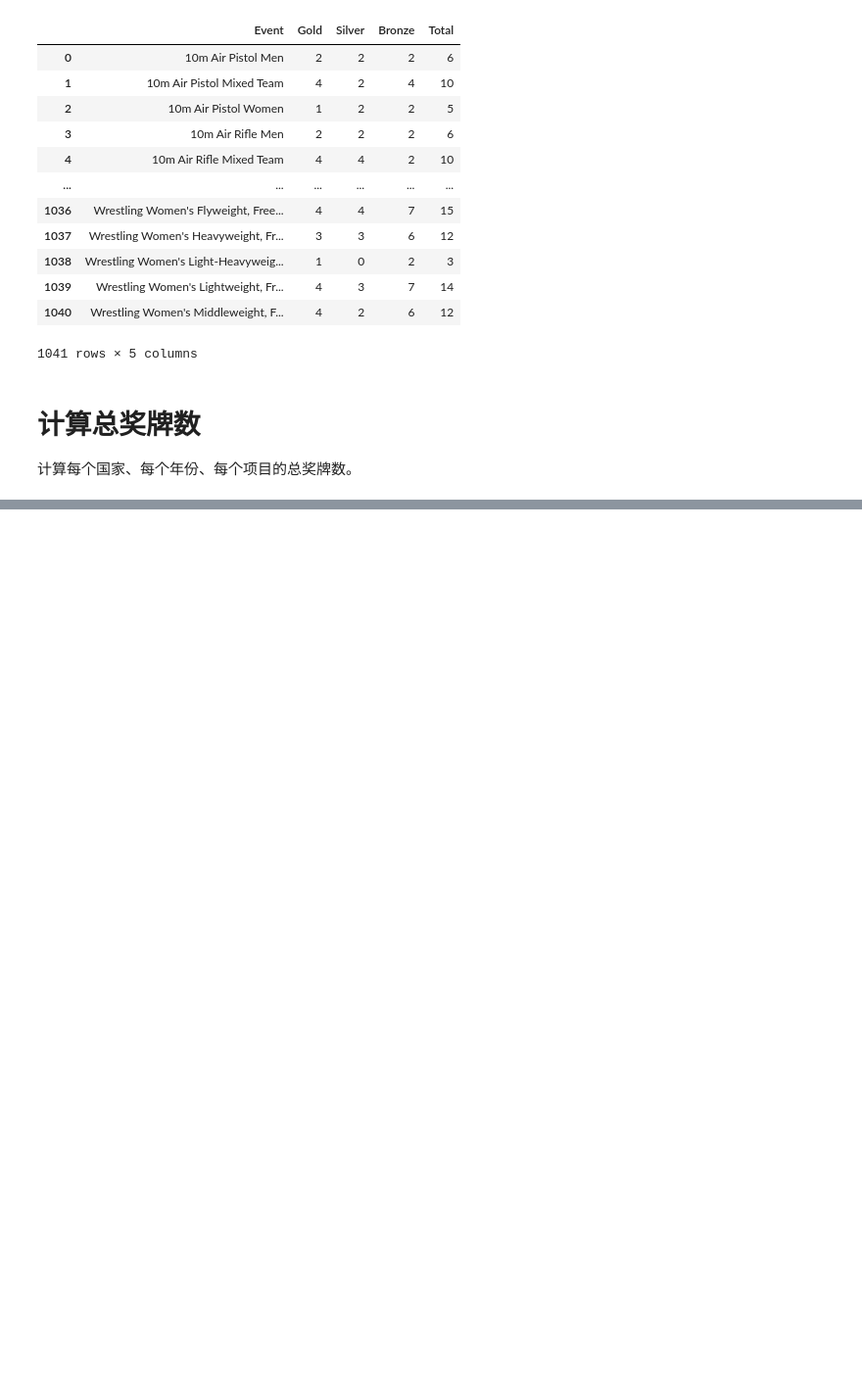
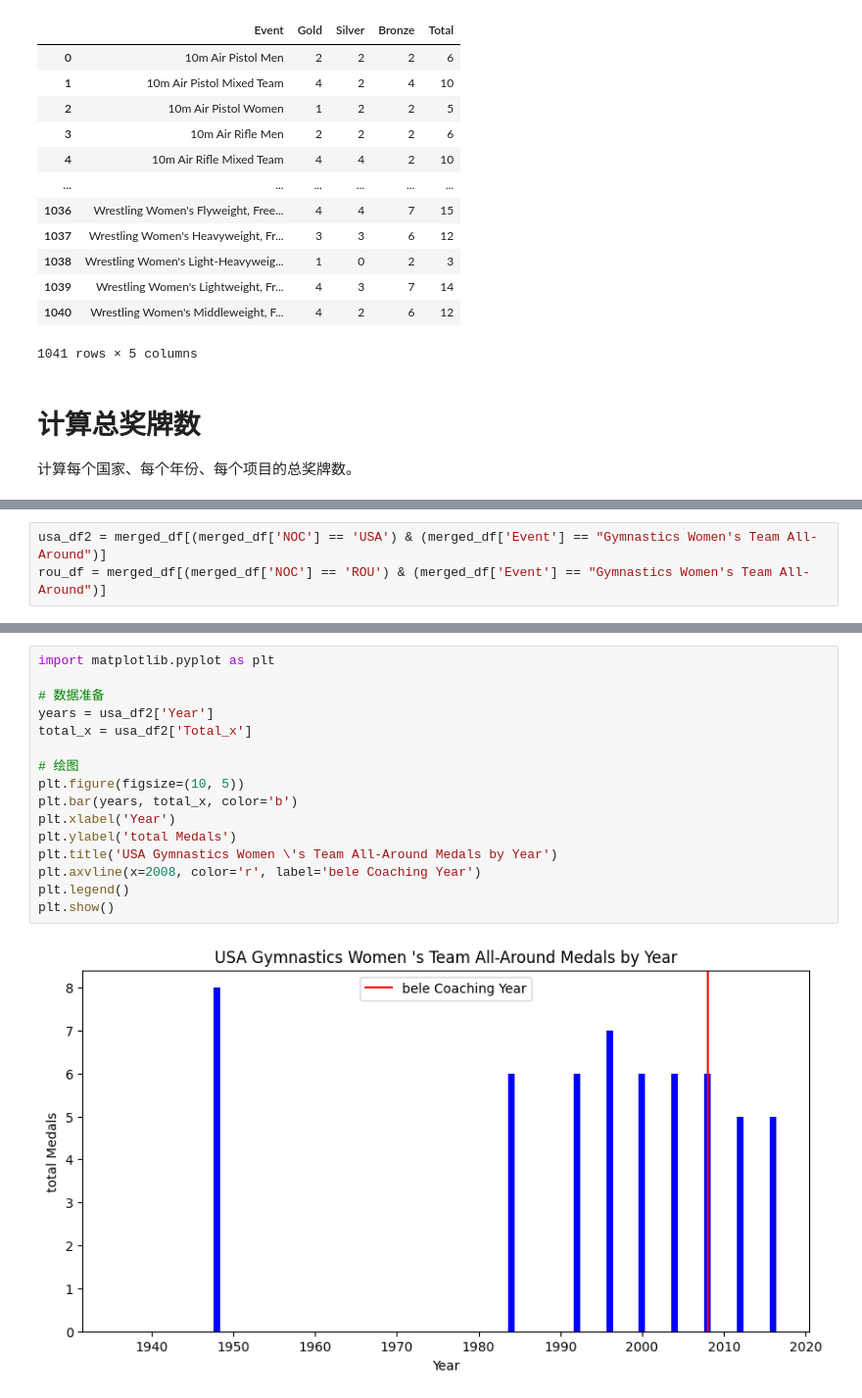
Before and after one commit to alanzhou001/mcm2025, a Jupyter notebook: notebook/prob2.ipynb, the cells around one changed output, grey strips where cells are left out. Shown at 98% size. Saved outputs shown, nothing was run; the diff lists cells and outputs as text; blank space fills up the shorter version.

```diff
--- a/notebook/prob2.ipynb
+++ b/notebook/prob2.ipynb
@@ -224,0 +498,3 @@ medals_by_year_country_event.to_csv(r'D:/mcm2025/data/processed/medals_by_year_c
+# %%
+usa_df2 = merged_df[(merged_df['NOC'] == 'USA') & (merged_df['Event'] == "Gymnastics Women's Team All-Around")]
+rou_df = merged_df[(merged_df['NOC'] == 'ROU') & (merged_df['Event'] == "Gymnastics Women's Team All-Around")]
@@ -224,0 +550,18 @@ medals_by_year_country_event.to_csv(r'D:/mcm2025/data/processed/medals_by_year_c
+# %%
+import matplotlib.pyplot as plt
+
+# 数据准备
+years = usa_df2['Year']
+total_x = usa_df2['Total_x']
+
+# 绘图
+plt.figure(figsize=(10, 5))
+plt.bar(years, total_x, color='b')
+plt.xlabel('Year')
+plt.ylabel('total Medals')
+plt.title('USA Gymnastics Women \'s Team All-Around Medals by Year')
+plt.axvline(x=2008, color='r', label='bele Coaching Year')
+plt.legend()
+plt.show()
+# %% [output]
+[figure, added]
```
Also changed, not shown: parts of 23 cells of this notebook.
